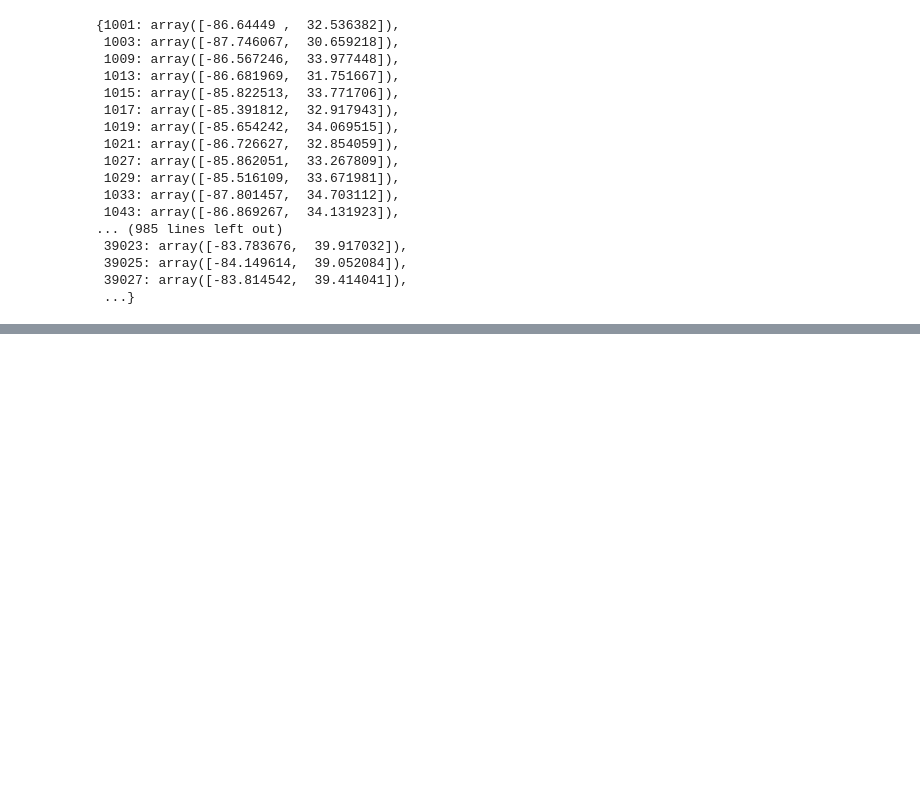
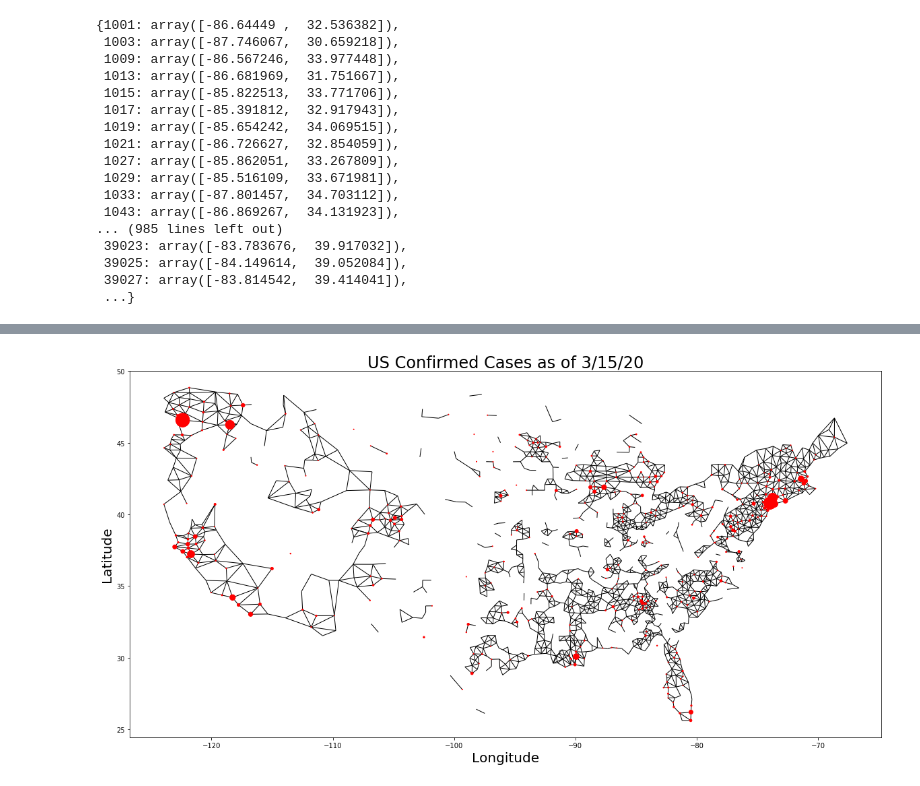
Before and after one commit to quantummind/caltech_covid_19_modeling, a Jupyter notebook: code/exploratory/connor_us_county_network_analysis.ipynb, the cells around one changed output, grey strips where cells are left out. Saved outputs shown, nothing was run; the diff lists cells and outputs as text; code cells hidden in the pictures; blank space fills up the shorter version.

```diff
--- a/code/exploratory/connor_us_county_network_analysis.ipynb
+++ b/code/exploratory/connor_us_county_network_analysis.ipynb
@@ -190,0 +185,4 @@ plt.show()
+# %%
+plot_us_cases_with_date("3/15/20")
+# %% [output]
+[figure, added]
```
Also changed, not shown: parts of 14 cells of this notebook.
